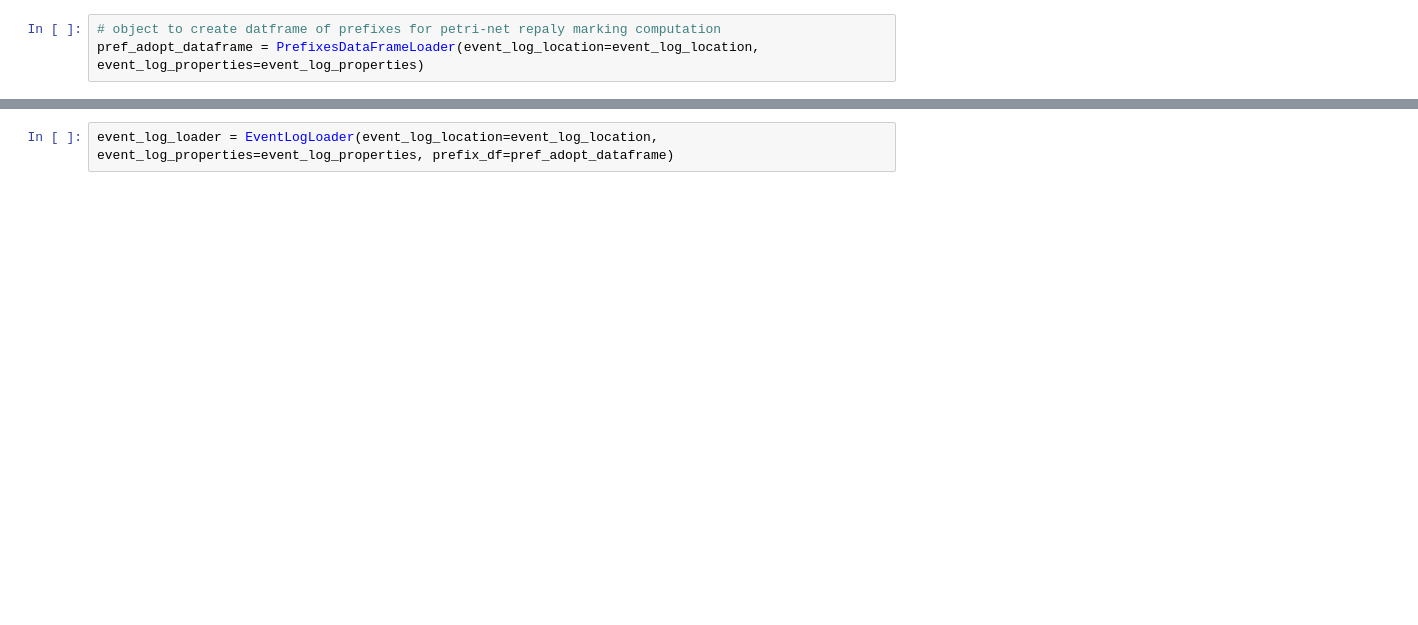
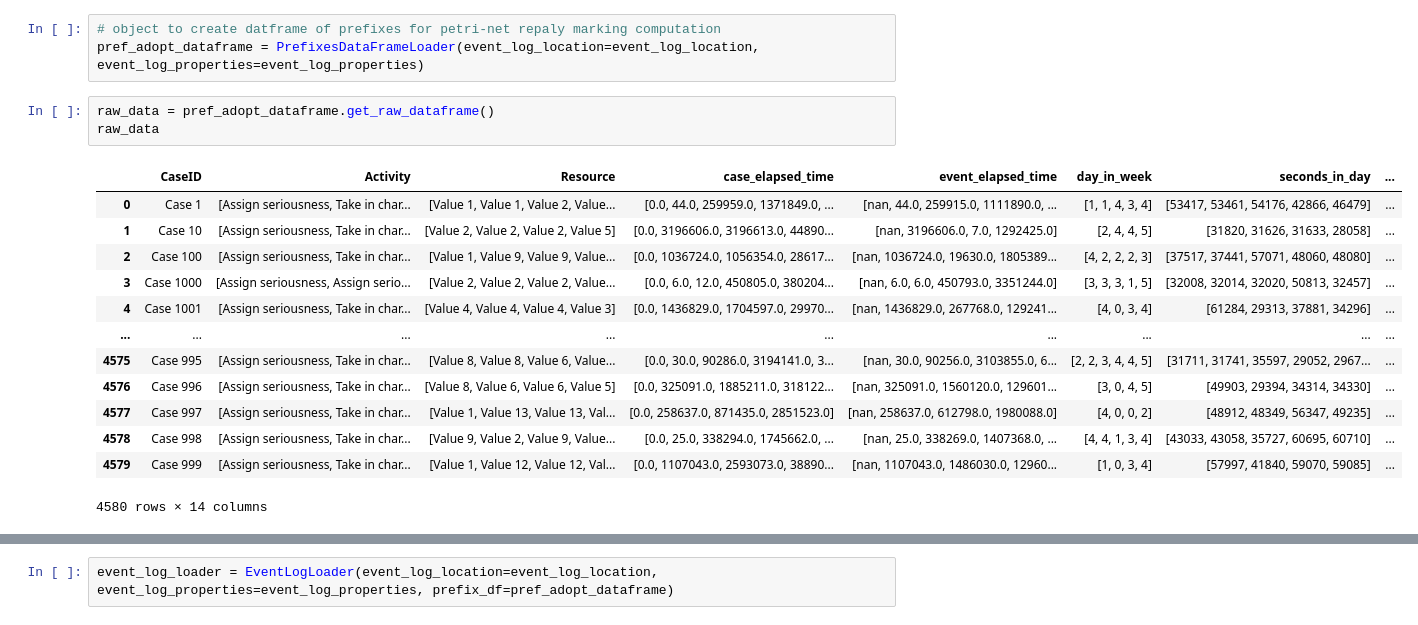
Before and after one commit to ProbabilisticSuffixPredictionLab/Probabilistic_Suffix_Prediction_U-ED-LSTM_pub, a Jupyter notebook: src/notebooks/loader_notebooks/new_v2/Helpdesk_full_loader.ipynb, the cells around one changed output, grey strips where cells are left out. Drawn from its saved outputs; the diff is of its cells as text; blank space fills up the shorter version.

```diff
--- a/src/notebooks/loader_notebooks/new_v2/Helpdesk_full_loader.ipynb
+++ b/src/notebooks/loader_notebooks/new_v2/Helpdesk_full_loader.ipynb
@@ -57,6 +56,23 @@ event_log_properties = {# case id
 # %%
 # object to create datframe of prefixes for petri-net repaly marking computation
 pref_adopt_dataframe = PrefixesDataFrameLoader(event_log_location=event_log_location, event_log_properties=event_log_properties)
+# %%
+raw_data = pref_adopt_dataframe.get_raw_dataframe()
+raw_data
+# %% [output]
+|  | CaseID | Activity | Resource | case_elapsed_time | event_elapsed_time | day_in_week | seconds_in_day | ... |
+| 0 | Case 1 | [Assign seriousness, Take in char... | [Value 1, Value 1, Value 2, Value... | [0.0, 44.0, 259959.0, 1371849.0, ... | [nan, 44.0, 259915.0, 1111890.0, ... | [1, 1, 4, 3, 4] | [53417, 53461, 54176, 42866, 46479] | ... |
+| 1 | Case 10 | [Assign seriousness, Take in char... | [Value 2, Value 2, Value 2, Value 5] | [0.0, 3196606.0, 3196613.0, 44890... | [nan, 3196606.0, 7.0, 1292425.0] | [2, 4, 4, 5] | [31820, 31626, 31633, 28058] | ... |
+| 2 | Case 100 | [Assign seriousness, Take in char... | [Value 1, Value 9, Value 9, Value... | [0.0, 1036724.0, 1056354.0, 28617... | [nan, 1036724.0, 19630.0, 1805389... | [4, 2, 2, 2, 3] | [37517, 37441, 57071, 48060, 48080] | ... |
+| 3 | Case 1000 | [Assign seriousness, Assign serio... | [Value 2, Value 2, Value 2, Value... | [0.0, 6.0, 12.0, 450805.0, 380204... | [nan, 6.0, 6.0, 450793.0, 3351244.0] | [3, 3, 3, 1, 5] | [32008, 32014, 32020, 50813, 32457] | ... |
+| 4 | Case 1001 | [Assign seriousness, Take in char... | [Value 4, Value 4, Value 4, Value 3] | [0.0, 1436829.0, 1704597.0, 29970... | [nan, 1436829.0, 267768.0, 129241... | [4, 0, 3, 4] | [61284, 29313, 37881, 34296] | ... |
+| ... | ... | ... | ... | ... | ... | ... | ... | ... |
+| 4575 | Case 995 | [Assign seriousness, Take in char... | [Value 8, Value 8, Value 6, Value... | [0.0, 30.0, 90286.0, 3194141.0, 3... | [nan, 30.0, 90256.0, 3103855.0, 6... | [2, 2, 3, 4, 4, 5] | [31711, 31741, 35597, 29052, 2967... | ... |
+| 4576 | Case 996 | [Assign seriousness, Take in char... | [Value 8, Value 6, Value 6, Value 5] | [0.0, 325091.0, 1885211.0, 318122... | [nan, 325091.0, 1560120.0, 129601... | [3, 0, 4, 5] | [49903, 29394, 34314, 34330] | ... |
+| 4577 | Case 997 | [Assign seriousness, Take in char... | [Value 1, Value 13, Value 13, Val... | [0.0, 258637.0, 871435.0, 2851523.0] | [nan, 258637.0, 612798.0, 1980088.0] | [4, 0, 0, 2] | [48912, 48349, 56347, 49235] | ... |
+| 4578 | Case 998 | [Assign seriousness, Take in char... | [Value 9, Value 2, Value 9, Value... | [0.0, 25.0, 338294.0, 1745662.0, ... | [nan, 25.0, 338269.0, 1407368.0, ... | [4, 4, 1, 3, 4] | [43033, 43058, 35727, 60695, 60710] | ... |
+| 4579 | Case 999 | [Assign seriousness, Take in char... | [Value 1, Value 12, Value 12, Val... | [0.0, 1107043.0, 2593073.0, 38890... | [nan, 1107043.0, 1486030.0, 12960... | [1, 0, 3, 4] | [57997, 41840, 59070, 59085] | ... |
+4580 rows × 14 columns
 # %%
 train_pref_df = pref_adopt_dataframe.get_dataset('train')
 train_pref_df
```
Also changed, not shown: parts of 7 cells of this notebook, 2 other files.
